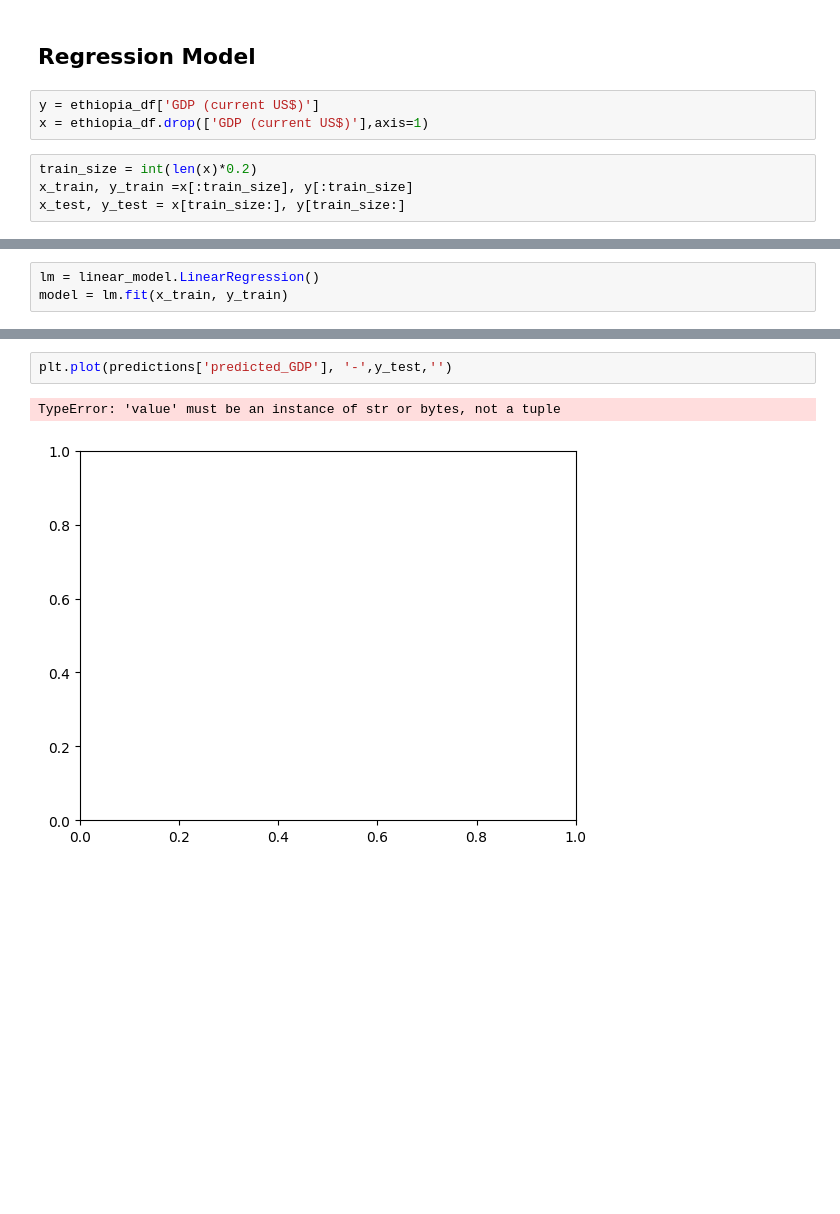
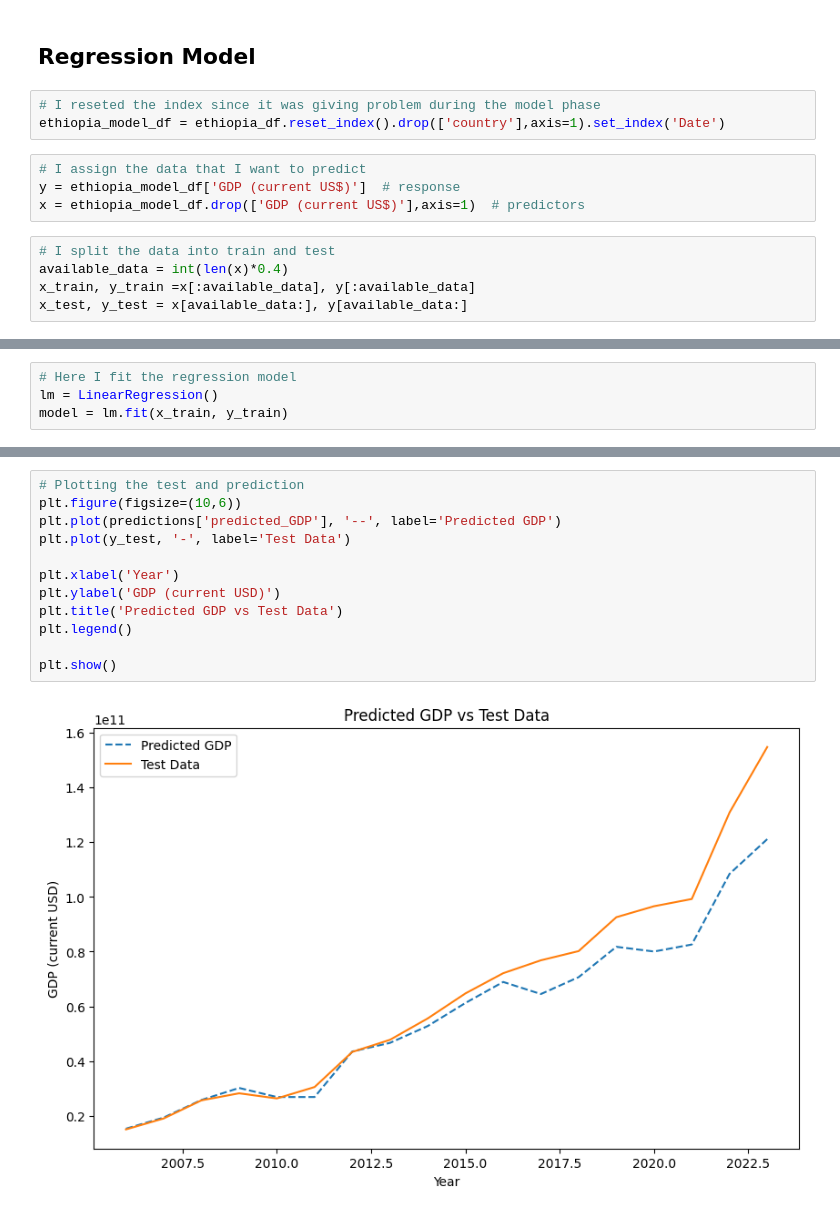
Before and after one commit to arsenilsina/prog_project, a Jupyter notebook: african_economies.ipynb, the cells around one changed output, grey strips where cells are left out. Cells and saved outputs as stored; diff of their text form; blank space fills up the shorter version.

Commit message:
rewriting the model

```diff
--- a/african_economies.ipynb
+++ b/african_economies.ipynb
@@ -419,10 +455,15 @@ plt.show()
 # %% [markdown]
 ## Regression Model
+# %%
+# I reseted the index since it was giving problem during the model phase
+ethiopia_model_df = ethiopia_df.reset_index().drop(['country'],axis=1).set_index('Date')
 # %%
-y = ethiopia_df['GDP (current US$)']
-x = ethiopia_df.drop(['GDP (current US$)'],axis=1)
+# I assign the data that I want to predict
+y = ethiopia_model_df['GDP (current US$)']  # response
+x = ethiopia_model_df.drop(['GDP (current US$)'],axis=1)  # predictors
 # %%
-train_size = int(len(x)*0.2)
-x_train, y_train =x[:train_size], y[:train_size]
-x_test, y_test = x[train_size:], y[train_size:]
+# I split the data into train and test
+available_data = int(len(x)*0.4)
+x_train, y_train =x[:available_data], y[:available_data]
+x_test, y_test = x[available_data:], y[available_data:]
 # %%
@@ -436,3 +478,4 @@ Testing Observations: 24
 # %%
-lm = linear_model.LinearRegression()
+# Here I fit the regression model
+lm = LinearRegression()
 model = lm.fit(x_train, y_train)
@@ -500,5 +508,14 @@ Warnings:
-# %%
-plt.plot(predictions['predicted_GDP'], '-',y_test,'')
-# %% [output]
-TypeError: 'value' must be an instance of str or bytes, not a tuple
-[figure, removed]
+# %%
+# Plotting the test and prediction
+plt.figure(figsize=(10,6))
+plt.plot(predictions['predicted_GDP'], '--', label='Predicted GDP')
+plt.plot(y_test, '-', label='Test Data')
+
+plt.xlabel('Year')
+plt.ylabel('GDP (current USD)')
+plt.title('Predicted GDP vs Test Data')
+plt.legend()
+
+plt.show()
+# %% [output]
+[figure, added]
```
Also changed, not shown: parts of 11 cells of this notebook.
